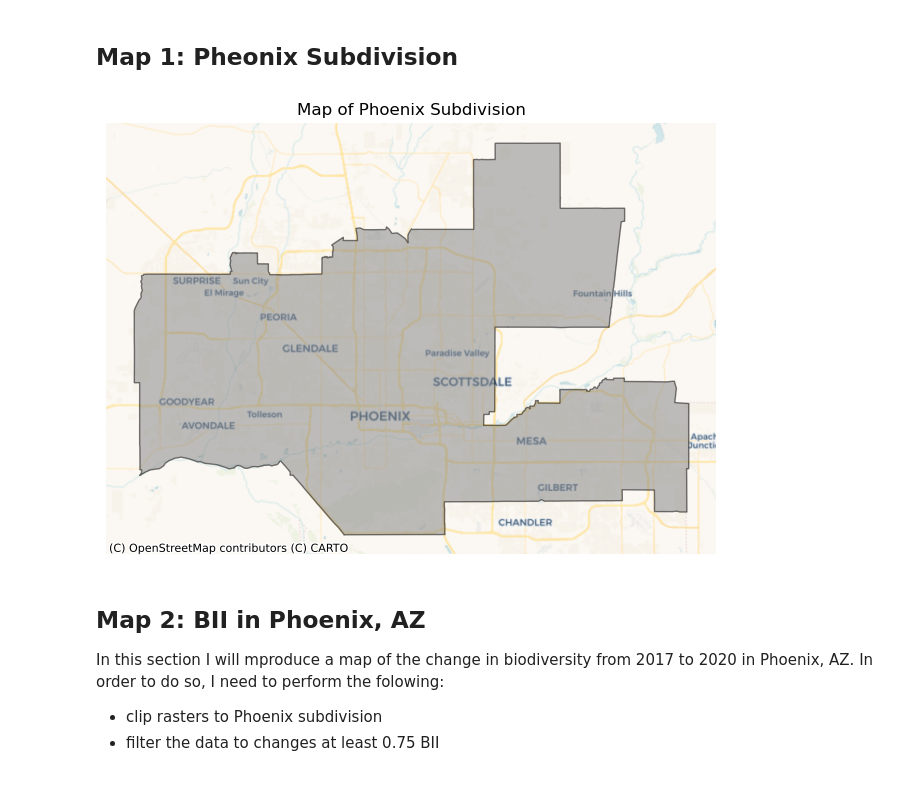
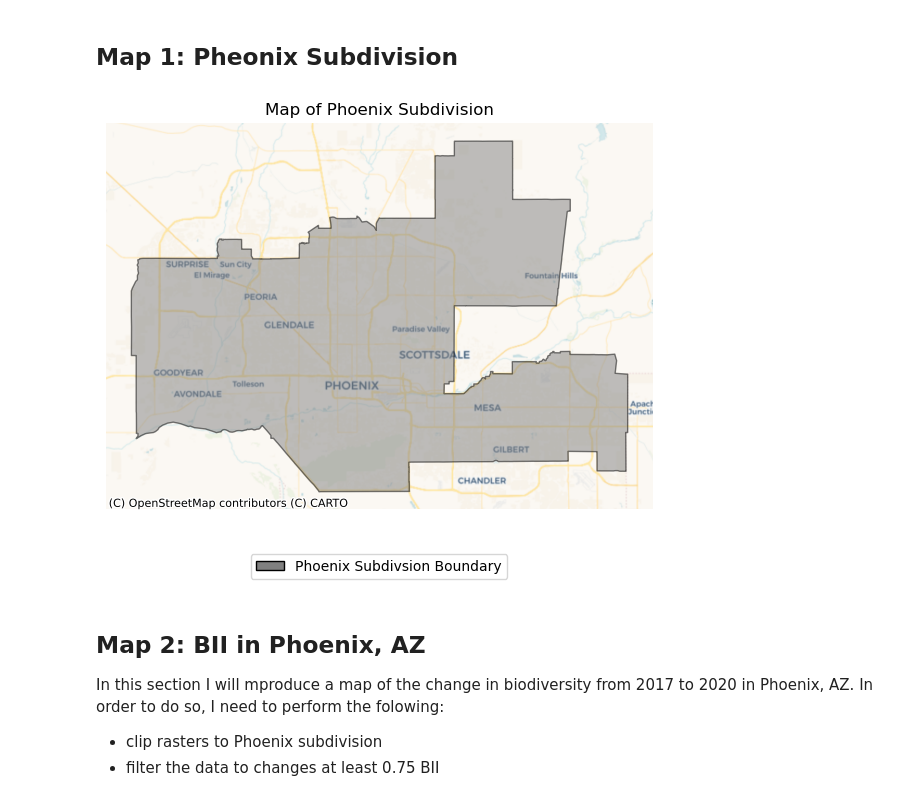
Before and after one commit to IsabellaSegarra/biodiversity-intactness, a Jupyter notebook: biodiversity-intactness.ipynb, the cells around one changed output. Drawn from its saved outputs; the diff is of its cells as text; code cells hidden in the pictures.

```diff
--- a/biodiversity-intactness.ipynb
+++ b/biodiversity-intactness.ipynb
@@ -183,20 +189,25 @@ assert phoenix_az.crs == bio_2017.rio.crs
 # %% [markdown]
 ## Map 1: Pheonix Subdivision
 # %%
-fig, ax # Initialize empty figure
+fig, ax = plt.subplots()# Initialize empty figure
 
 # Plot phoenix border
-ax = phoenix_az.plot(alpha = 0.5, color = 'grey', edgecolor = 'black')
+phoenix_az.plot(ax = ax, alpha = 0.5, color = 'grey', edgecolor = 'black')
 # Add basemap
-cx.add_basemap(ax, crs = bio_2020.rio.crs, source = cx.providers.CartoDB.Voyager)
+cx.add_basemap(ax=ax, crs = bio_2020.rio.crs, source = cx.providers.CartoDB.Voyager)
 # Add title
 ax.set_title("Map of Phoenix Subdivision", fontsize=12)
 ax.axis('off')
 
+# Add legend
+legend_elements = [mpatches.Patch(facecolor='grey', edgecolor='black',
+label='Phoenix Subdivsion Boundary')]
+ax.legend(handles=legend_elements, loc='lower center', bbox_to_anchor=(0.5, -0.2), ncol=5)
+
 plt.tight_layout()
 plt.show()
 # %% [output]
-[figure, old version]
+[figure, new version]
 # %% [markdown]
 ## Map 2: BII in Phoenix, AZ
 In this section I will mproduce a map of the change in biodiversity from 2017 to 2020 in Phoenix, AZ. In order to do so, I need to perform the folowing:
```
Also changed, not shown: parts of 19 cells of this notebook.
